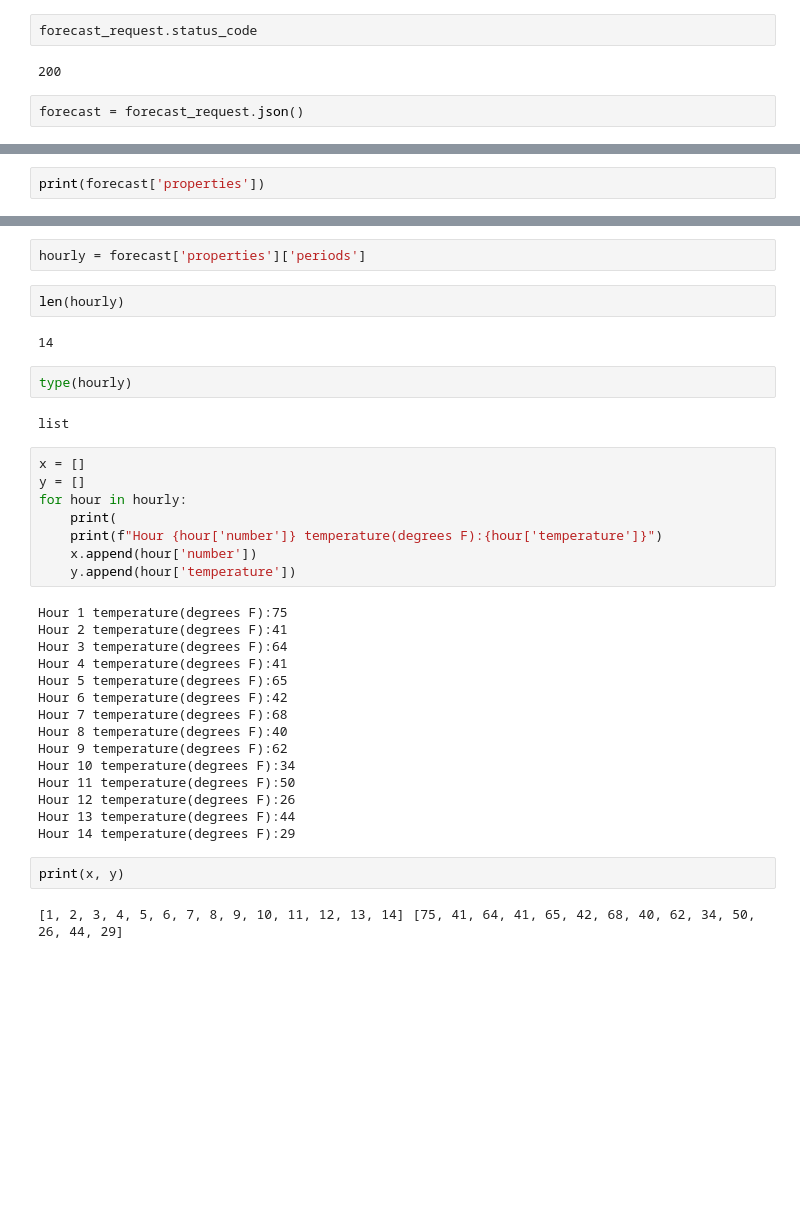
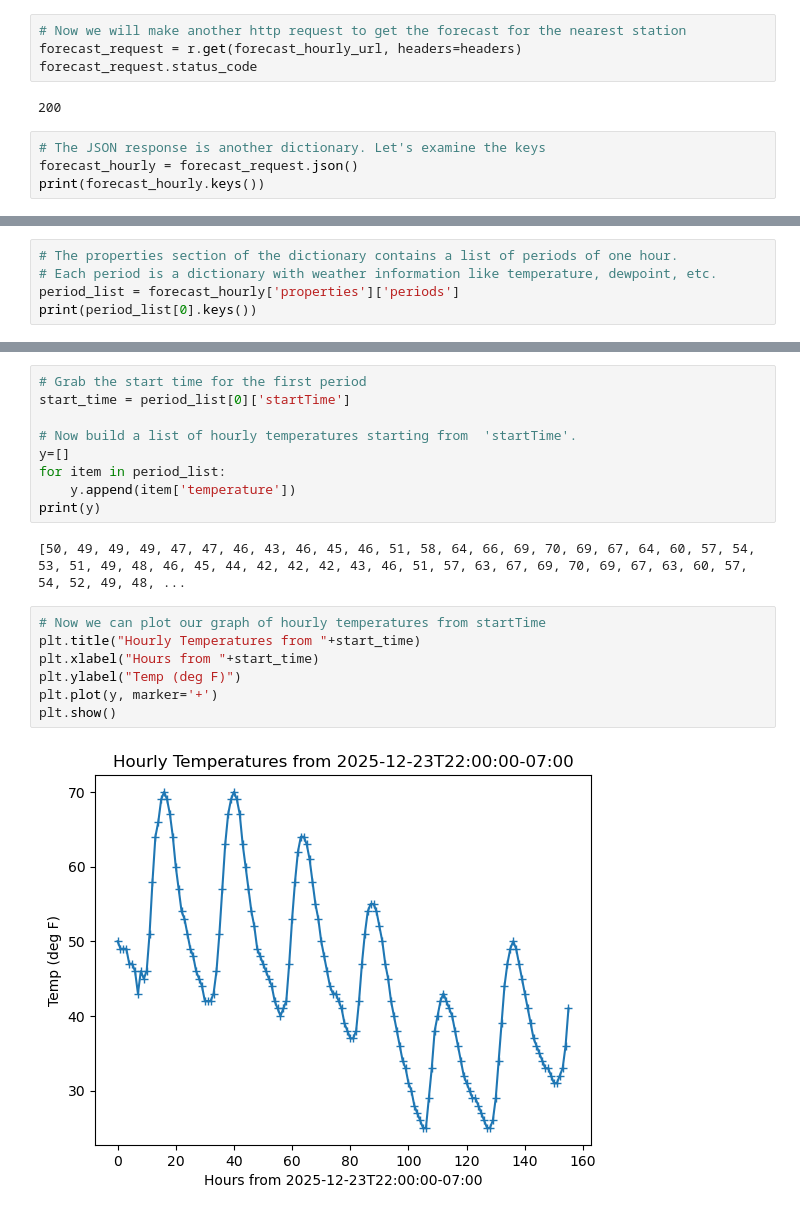
Before and after one commit to guyfrancis/dat1001, a Jupyter notebook: Weather_API.ipynb, the cells around one changed output, grey strips where cells are left out. Drawn from its saved outputs; the diff is of its cells as text; blank space fills up the shorter version.

Commit message:
More work done on Weather_API notebook

```diff
--- a/Weather_API.ipynb
+++ b/Weather_API.ipynb
@@ -73,6 +77,10 @@ forecast_request = r.get(j_data['properties']['forecast'], headers=headers)
 # %%
+# Now we will make another http request to get the forecast for the nearest station
+forecast_request = r.get(forecast_hourly_url, headers=headers)
 forecast_request.status_code
 # %% [output]
 200
 # %%
-forecast = forecast_request.json()
+# The JSON response is another dictionary. Let's examine the keys
+forecast_hourly = forecast_request.json()
+print(forecast_hourly.keys())
@@ -79,3 +89,6 @@ forecast = forecast_request.json()
 # %%
-print(forecast['properties'])
+# The properties section of the dictionary contains a list of periods of one hour.
+# Each period is a dictionary with weather information like temperature, dewpoint, etc.
+period_list = forecast_hourly['properties']['periods']
+print(period_list[0].keys())
 # %% [output]
@@ -83,37 +96,20 @@ print(forecast['properties'])
 # %%
-hourly = forecast['properties']['periods']
+# Grab the start time for the first period
+start_time = period_list[0]['startTime']
+
+# Now build a list of hourly temperatures starting from  'startTime'.
+y=[]
+for item in period_list:
+    y.append(item['temperature'])
+print(y)
+# %% [output]
+[50, 49, 49, 49, 47, 47, 46, 43, 46, 45, 46, 51, 58, 64, 66, 69, 70, 69, 67, 64, 60, 57, 54, 53, 51, 49, 48, 46, 45, 44, 42, 42, 42, 43, 46, 51, 57, 63, 67, 69, 70, 69, 67, 63, 60, 57, 54, 52, 49, 48, ...
 # %%
-len(hourly)
+# Now we can plot our graph of hourly temperatures from startTime
+plt.title("Hourly Temperatures from "+start_time)
+plt.xlabel("Hours from "+start_time)
+plt.ylabel("Temp (deg F)")
+plt.plot(y, marker='+')
+plt.show()
 # %% [output]
-14
+[figure, added]
-# %%
-type(hourly)
-# %% [output]
-list
-# %%
-x = []
-y = []
-for hour in hourly:
-    print(
-    print(f"Hour {hour['number']} temperature(degrees F):{hour['temperature']}")
-    x.append(hour['number'])
-    y.append(hour['temperature'])
-# %% [output]
-Hour 1 temperature(degrees F):75
-Hour 2 temperature(degrees F):41
-Hour 3 temperature(degrees F):64
-Hour 4 temperature(degrees F):41
-Hour 5 temperature(degrees F):65
-Hour 6 temperature(degrees F):42
-Hour 7 temperature(degrees F):68
-Hour 8 temperature(degrees F):40
-Hour 9 temperature(degrees F):62
-Hour 10 temperature(degrees F):34
-Hour 11 temperature(degrees F):50
-Hour 12 temperature(degrees F):26
-Hour 13 temperature(degrees F):44
-Hour 14 temperature(degrees F):29
-# %%
-print(x, y)
-# %% [output]
-[1, 2, 3, 4, 5, 6, 7, 8, 9, 10, 11, 12, 13, 14] [75, 41, 64, 41, 65, 42, 68, 40, 62, 34, 50, 26, 44, 29]
```
Also changed, not shown: parts of 8 cells of this notebook.
